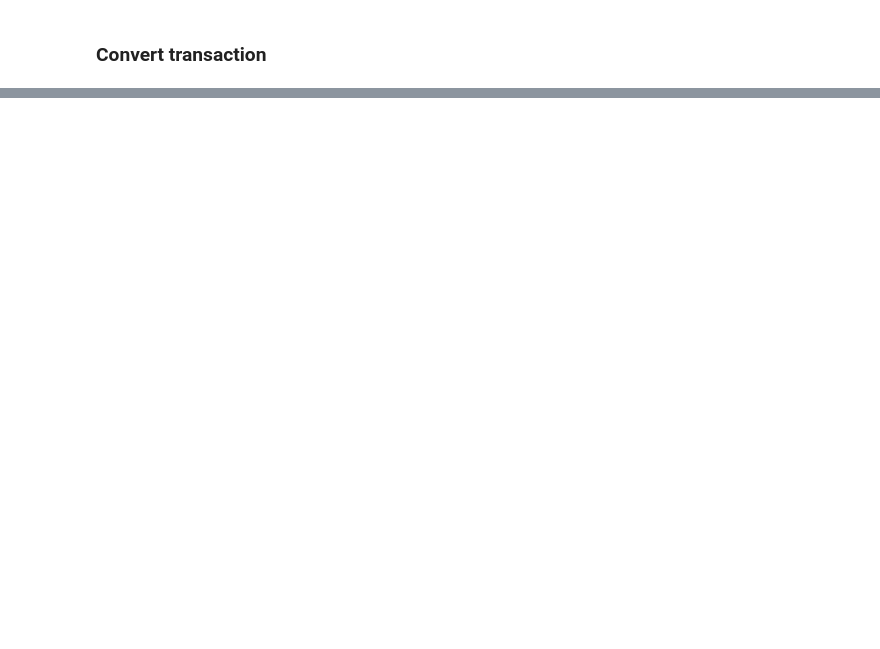
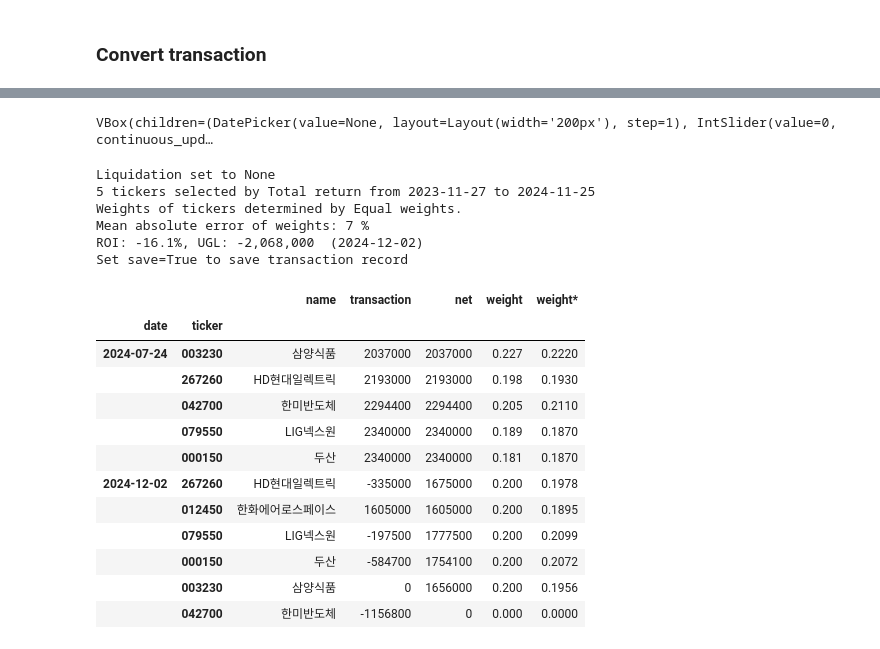
Before and after one commit to lbk209/portfolio, a Jupyter notebook: Allocate_Portfolio.ipynb, the cells around one changed output, grey strips where cells are left out. Saved outputs shown, nothing was run; the diff lists cells and outputs as text; code cells hidden in the pictures; blank space fills up the shorter version.

```diff
--- a/Allocate_Portfolio.ipynb
+++ b/Allocate_Portfolio.ipynb
@@ -916,0 +2195,10 @@ self.record updated
+# %%
+k200 = PM.create_universe('UV_K200')
+df = k200.df_prices
+
+kw = PM.review_portfolio('MMT', strategy=True)
+
+#file = 'test_pf_k200_momentum_240926'
+file = 'pf_k200_momentum'
+pf_mmt = PortfolioBuilder(df, security_names=k200.security_names,
+                          **{**kw, 'file':file})
@@ -916,0 +2233,38 @@ self.record updated
+# %%
+# set kwargs of transaction_pipeline
+WidgetTransaction
+# %% [output]
+VBox(children=(DatePicker(value=None, layout=Layout(width='200px'), step=1), IntSlider(value=0, continuous_upd…
+# %%
+kwargs_trs = dict(
+    date = WidgetTransaction.values(0),
+    capital = WidgetTransaction.values(1),
+    save = WidgetTransaction.values(2)
+)
+kw_liq = dict(
+    #assets_to_sell= {'489790':34500},
+    #assets_to_sell= '489790',
+    #hold= True
+)
+_ = pf_mmt.transaction_pipeline(**kwargs_trs, **kw_liq)
+pf_mmt.view_record(-2)
+# %% [output]
+Liquidation set to None
+5 tickers selected by Total return from 2023-11-27 to 2024-11-25
+Weights of tickers determined by Equal weights.
+Mean absolute error of weights: 7 %
+ROI: -16.1%, UGL: -2,068,000  (2024-12-02)
+Set save=True to save transaction record
+|  |  | name | transaction | net | weight | weight* |
+| date | ticker |  |  |  |  |  |
+| 2024-07-24 | 003230 | 삼양식품 | 2037000 | 2037000 | 0.227 | 0.2220 |
+|  | 267260 | HD현대일렉트릭 | 2193000 | 2193000 | 0.198 | 0.1930 |
+|  | 042700 | 한미반도체 | 2294400 | 2294400 | 0.205 | 0.2110 |
+|  | 079550 | LIG넥스원 | 2340000 | 2340000 | 0.189 | 0.1870 |
+|  | 000150 | 두산 | 2340000 | 2340000 | 0.181 | 0.1870 |
+| 2024-12-02 | 267260 | HD현대일렉트릭 | -335000 | 1675000 | 0.200 | 0.1978 |
+|  | 012450 | 한화에어로스페이스 | 1605000 | 1605000 | 0.200 | 0.1895 |
+|  | 079550 | LIG넥스원 | -197500 | 1777500 | 0.200 | 0.2099 |
+|  | 000150 | 두산 | -584700 | 1754100 | 0.200 | 0.2072 |
+|  | 003230 | 삼양식품 | 0 | 1656000 | 0.200 | 0.1956 |
+|  | 042700 | 한미반도체 | -1156800 | 0 | 0.000 | 0.0000 |
```
Also changed, not shown: parts of 33 cells of this notebook, 1 other file.
